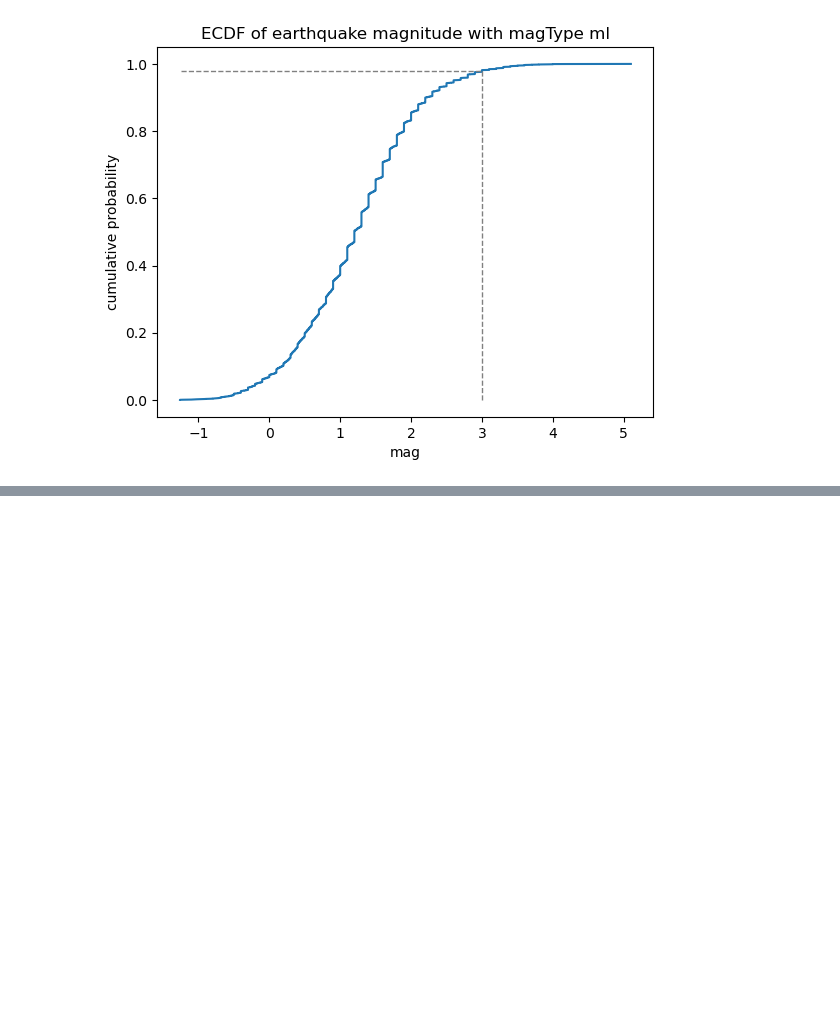
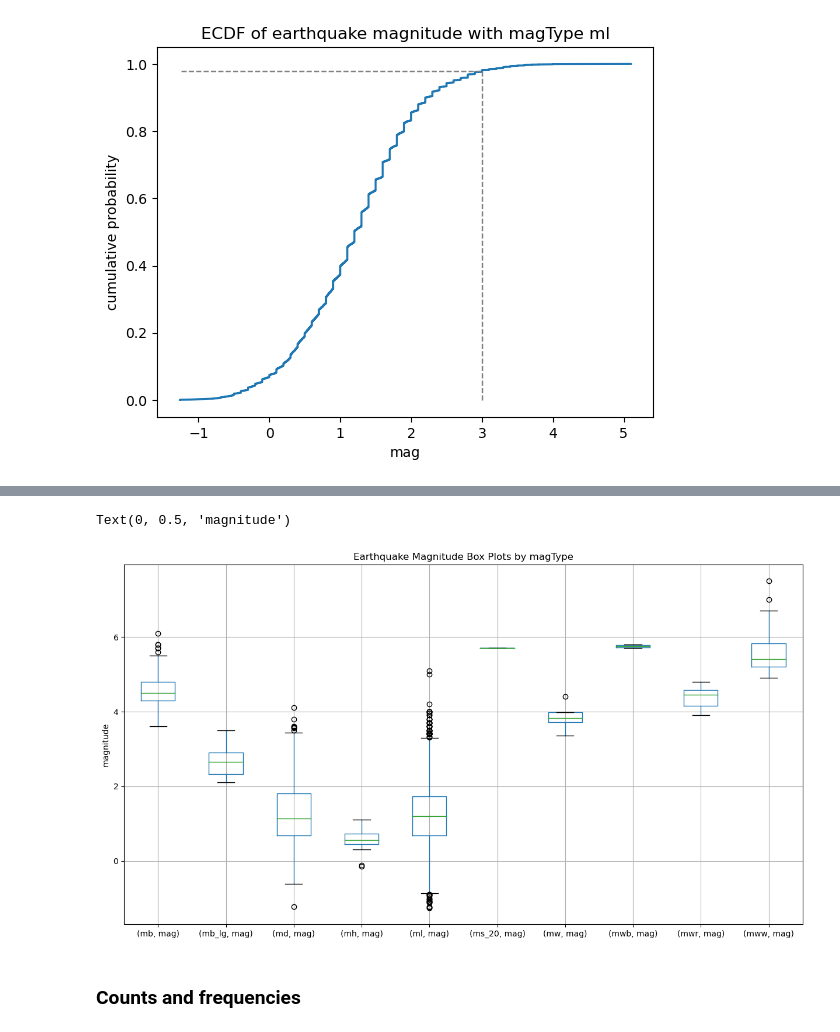
Before and after one commit to pydatawrangler/eda_ref, a Jupyter notebook: hands_on_pandas/notebooks/09_hands_on_pandas_chap5.ipynb, the cells around one changed output, grey strips where cells are left out. Cells and saved outputs as stored; diff of their text form; code cells hidden in the pictures; blank space fills up the shorter version.

```diff
--- a/hands_on_pandas/notebooks/09_hands_on_pandas_chap5.ipynb
+++ b/hands_on_pandas/notebooks/09_hands_on_pandas_chap5.ipynb
@@ -333,0 +372,11 @@ page 299 (305 of the PDF)
+# %%
+quakes[['mag', 'magType']].groupby('magType').boxplot(
+    figsize=(15,8), subplots=False
+)
+plt.title('Earthquake Magnitude Box Plots by magType')
+plt.ylabel('magnitude')
+# %% [output]
+Text(0, 0.5, 'magnitude')
+[figure, added]
+# %% [markdown]
+### Counts and frequencies
```
Also changed, not shown: parts of 20 cells of this notebook.
